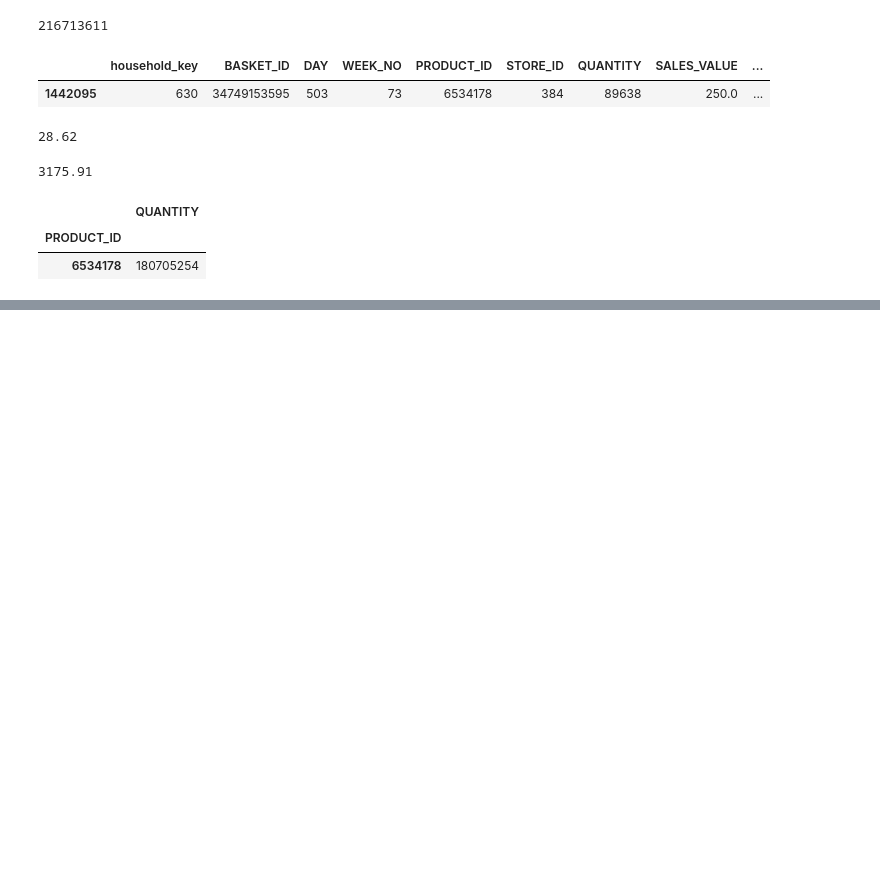
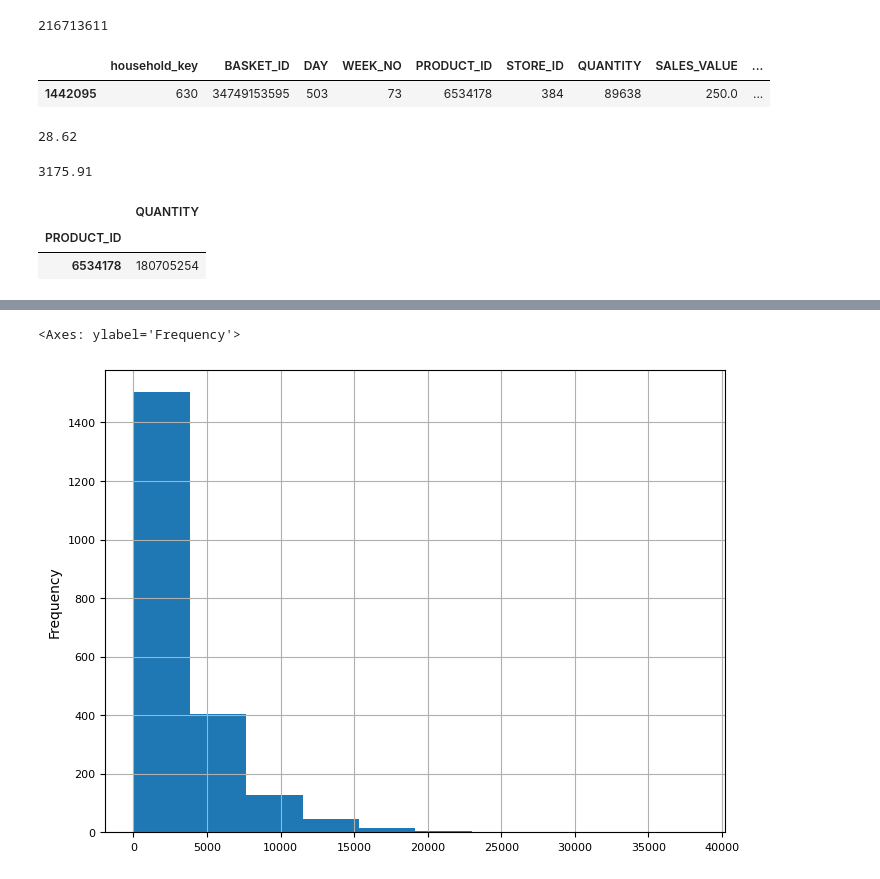
Before and after one commit to Mayar9/Mega_Market, a Jupyter notebook: Acquisition_target_data.ipynb, the cells around one changed output, grey strips where cells are left out. Drawn from its saved outputs; the diff is of its cells as text; code cells hidden in the pictures; blank space fills up the shorter version.

Commit message:
Continue Analyzing Products, Households dimensions by sales and quantities transactions fact tmodel

```diff
--- a/Acquisition_target_data.ipynb
+++ b/Acquisition_target_data.ipynb
@@ -267,0 +284,11 @@ transactions_df.groupby('PRODUCT_ID')[['QUANTITY']].sum().sort_values('QUANTITY'
+# %%
+# transactions_df.groupby('household_key').agg({'SALES_VALUE': 'sum'}).plot.hist()
+
+transactions_df.groupby('household_key').agg({'SALES_VALUE': 'sum'}).plot(kind='hist',
+                                                                          figsize= (8, 6),
+                                                                          legend=False,
+                                                                          fontsize= 8,
+                                                                          grid=True)
+# %% [output]
+<Axes: ylabel='Frequency'>
+[figure, added]
```
Also changed, not shown: parts of 12 cells of this notebook.
